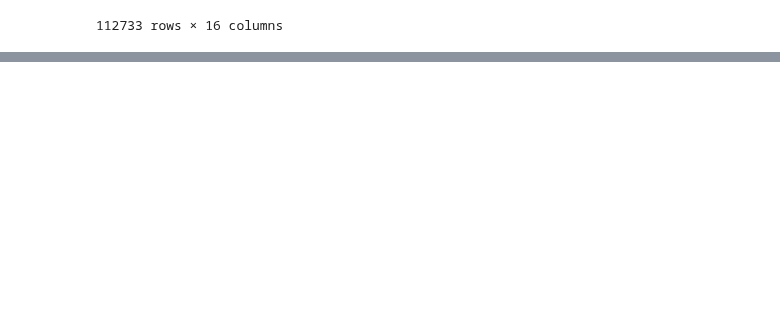
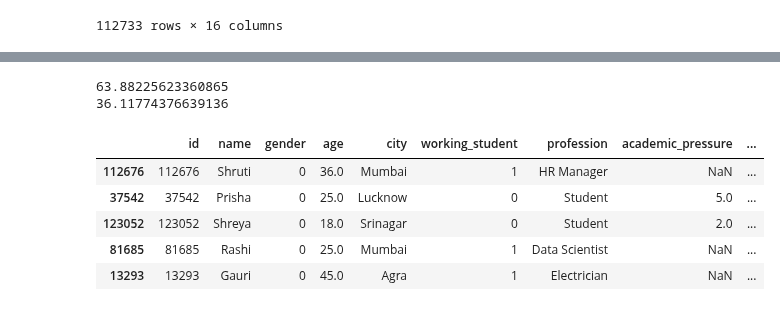
Before and after one commit to nikankad/COS322-depression, a Jupyter notebook: src/main.ipynb, the cells around one changed output, grey strips where cells are left out. Saved outputs shown, nothing was run; the diff lists cells and outputs as text; code cells hidden in the pictures; blank space fills up the shorter version.

```diff
--- a/src/main.ipynb
+++ b/src/main.ipynb
@@ -198,0 +234,19 @@ ROC AUC  : N/A (probabilities not available)
+# %%
+student = (students_df['depression'] == 1).sum()
+working = (working_df['depression'] == 1).sum()
+total = (df['depression'] == 1).sum()
+
+print(student/total * 100)
+print(working/total * 100)
+# %% [output]
+63.88225623360865
+36.11774376639136
+# %%
+df.sample(5)
+# %% [output]
+|  | id | name | gender | age | city | working_student | profession | academic_pressure | ... |
+| 112676 | 112676 | Shruti | 0 | 36.0 | Mumbai | 1 | HR Manager | NaN | ... |
+| 37542 | 37542 | Prisha | 0 | 25.0 | Lucknow | 0 | Student | 5.0 | ... |
+| 123052 | 123052 | Shreya | 0 | 18.0 | Srinagar | 0 | Student | 2.0 | ... |
+| 81685 | 81685 | Rashi | 0 | 25.0 | Mumbai | 1 | Data Scientist | NaN | ... |
+| 13293 | 13293 | Gauri | 0 | 45.0 | Agra | 1 | Electrician | NaN | ... |
```
Also changed, not shown: parts of 3 cells of this notebook, 7 other files.
